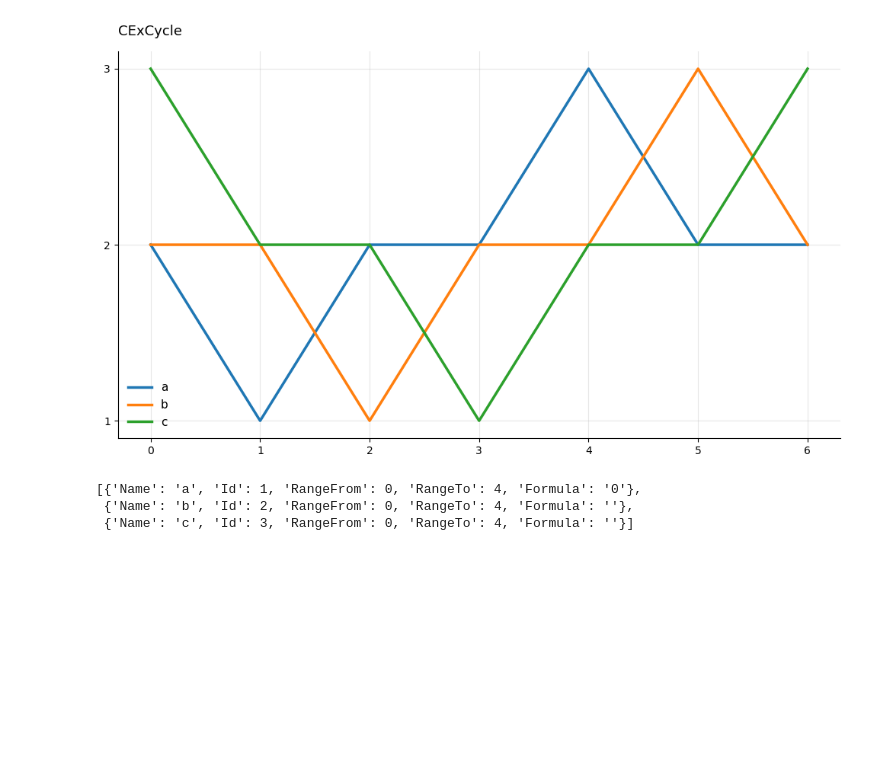
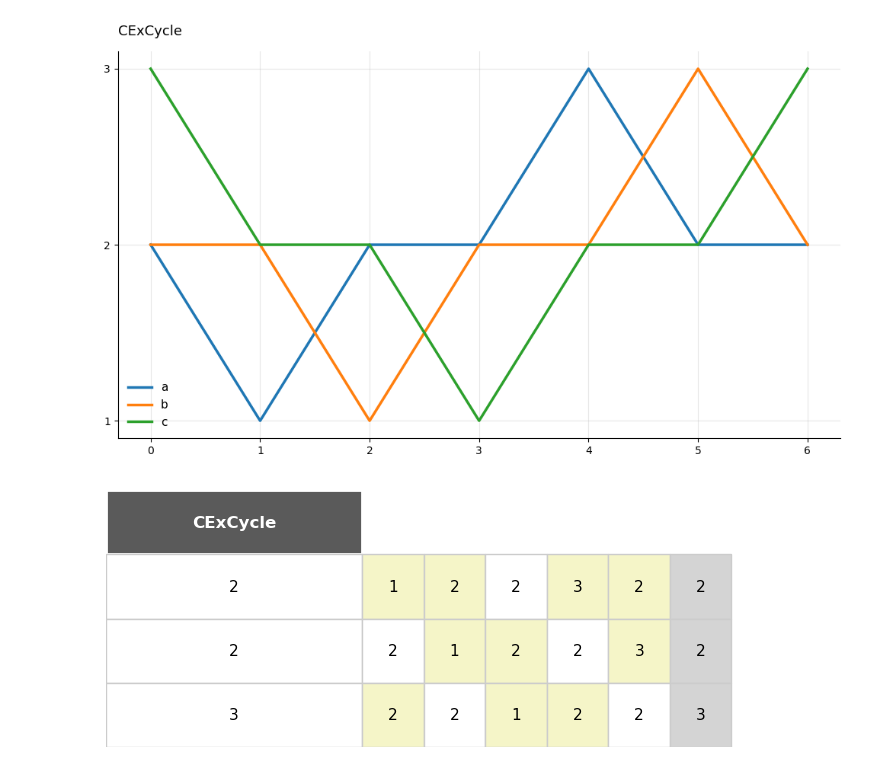
Before and after one commit to hallba/pybma, a Jupyter notebook: examples/ExampleNotebook.ipynb, the cells around one changed output. Cells and saved outputs as stored; diff of their text form; code cells hidden in the pictures; blank space fills up the shorter version.

Commit message:
Added table visualisation of simulations

```diff
--- a/examples/ExampleNotebook.ipynb
+++ b/examples/ExampleNotebook.ipynb
@@ -144,9 +145,3 @@ nameMap = pybma.model_to_variableIDdict(m)
 simulation_graph(cexTrace,p['CounterExample']['Result'],nameMap)
 # %% [output]
 [figure]
-# %%
-m['Model']['Variables']
-# %% [output]
-[{'Name': 'a', 'Id': 1, 'RangeFrom': 0, 'RangeTo': 4, 'Formula': '0'},
- {'Name': 'b', 'Id': 2, 'RangeFrom': 0, 'RangeTo': 4, 'Formula': ''},
- {'Name': 'c', 'Id': 3, 'RangeFrom': 0, 'RangeTo': 4, 'Formula': ''}]
@@ -152,0 +265,4 @@ m['Model']['Variables']
+# %%
+simulation_table(cexTrace,p['CounterExample']['Result'])
+# %% [output]
+[figure, added]
```
Also changed, not shown: parts of 7 cells of this notebook.
